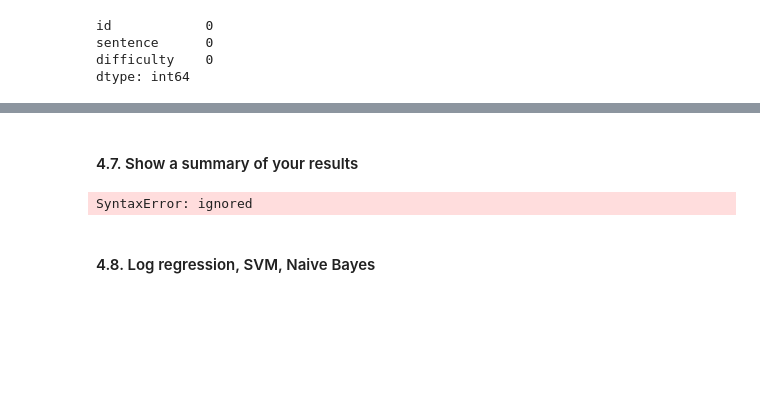
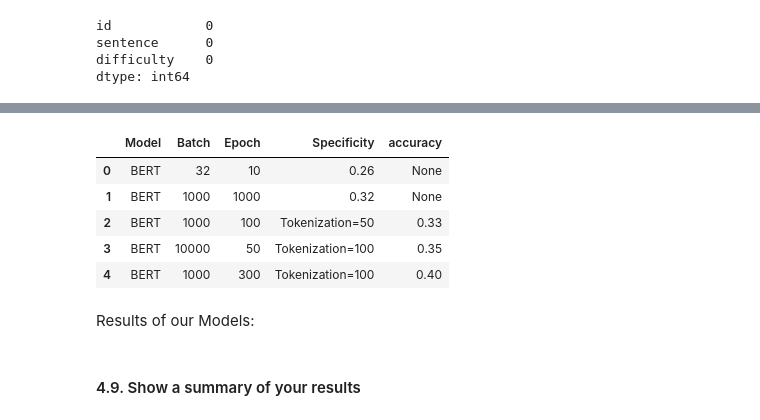
Before and after one commit to Stergios-Konstantinidis/DMML2022_Nestle, a Jupyter notebook: DMML2022_Nestle.ipynb, the cells around one changed output, grey strips where cells are left out. Saved outputs shown, nothing was run; the diff lists cells and outputs as text; code cells hidden in the pictures; blank space fills up the shorter version.

```diff
--- a/DMML2022_Nestle.ipynb
+++ b/DMML2022_Nestle.ipynb
@@ -656,19 +1277,20 @@ Name: le_diff, Length: 4800, dtype: int64
+# %%
+Label = [' Model', 'Batch', 'Epoch ', "Specificity",'accuracy']
+B1 = ['BERT', '32', '10 ','0.26']
+B2 = ['BERT', '1000', '1000', '0.32']
+B3 = ['BERT', '1000', '100','Tokenization=50', '0.33' ]
+B4 = ['BERT', '10000', '50','Tokenization=100', '0.35' ]
+B5 = ['BERT', '1000', '300', 'Tokenization=100', '0.40']
+table_merge_1 = pd.DataFrame([B1, B2, B3, B4, B5],columns=Label)
+table_merge_1
+# %% [output]
+|  | Model | Batch | Epoch | Specificity | accuracy |
+| 0 | BERT | 32 | 10 | 0.26 | None |
+| 1 | BERT | 1000 | 1000 | 0.32 | None |
+| 2 | BERT | 1000 | 100 | Tokenization=50 | 0.33 |
+| 3 | BERT | 10000 | 50 | Tokenization=100 | 0.35 |
+| 4 | BERT | 1000 | 300 | Tokenization=100 | 0.40 |
+# %% [markdown]
+Results of our Models:
 # %% [markdown]
-#### 4.7. Show a summary of your results
+#### 4.9. Show a summary of your results
-# %%
-tableau_data = {'Logistic Regression': [0.565376, accur_test_LR, accur_train_LR,  precision_score_LR_train, recall_score_LR_train],
-        'KNN': [0.565376, accur_test_KNN , accur_train_KNN, precision_score_KNN, recall_score_KNN],
-        'Decision Tree' : [accur_test_tree, accur_train_tree, precision_score_tree, recall_score_tree]
-        'Random Forest': [accur_test_forest, accur_train_forest, precision_score_forest, recall_score_forest]}
-
-# Creates pandas DataFrame.
-tableau_df = pd.DataFrame(tableau_data, index=[ 'Base rate', 'Accuracy Test',
-                               'Accuracy Train',
-                               'Precision',
-                               'Recall'])
-
-tableau_df
-# %% [output]
-SyntaxError: ignored
-# %% [markdown]
-#### 4.8. Log regression, SVM, Naive Bayes
```
Also changed, not shown: parts of 127 cells of this notebook.
